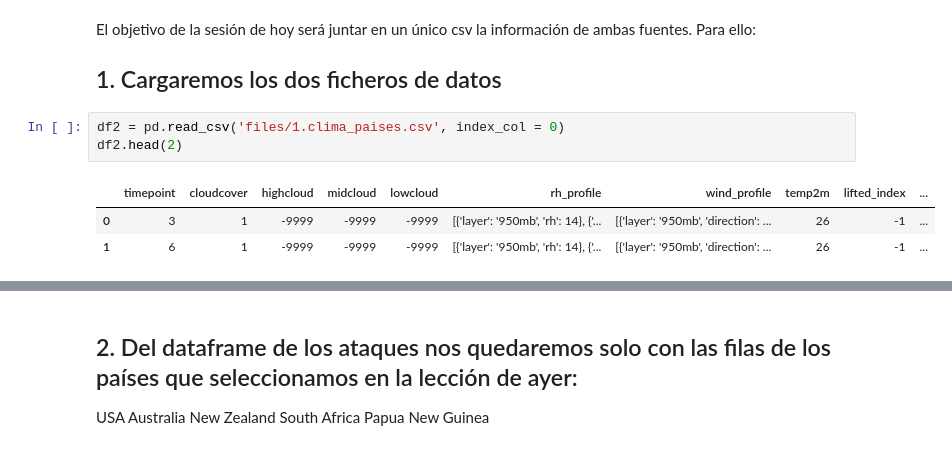
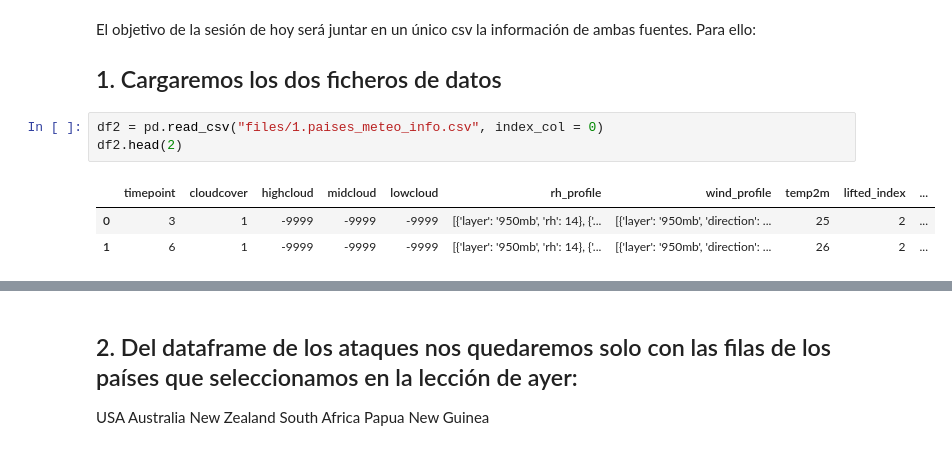
Before and after one commit to XimenaPTM/EDA-Limpieza-ETL-Adalab-promoC-mod2, a Jupyter notebook: 3. ETL/Mod2-2-ETL2.ipynb, the cells around one changed output, grey strips where cells are left out. Saved outputs shown, nothing was run; the diff lists cells and outputs as text.

```diff
--- a/3. ETL/Mod2-2-ETL2.ipynb
+++ b/3. ETL/Mod2-2-ETL2.ipynb
@@ -23,9 +23,9 @@ El objetivo de la sesión de hoy será juntar en un único csv la información d
 
 ## 1.  Cargaremos los dos ficheros de datos
 # %%
-df2 = pd.read_csv('files/1.clima_paises.csv', index_col = 0)
+df2 = pd.read_csv("files/1.paises_meteo_info.csv", index_col = 0)
 df2.head(2)
 # %% [output]
 |  | timepoint | cloudcover | highcloud | midcloud | lowcloud | rh_profile | wind_profile | temp2m | lifted_index | ... |
-| 0 | 3 | 1 | -9999 | -9999 | -9999 | [{'layer': '950mb', 'rh': 14}, {'... | [{'layer': '950mb', 'direction': ... | 26 | -1 | ... |
-| 1 | 6 | 1 | -9999 | -9999 | -9999 | [{'layer': '950mb', 'rh': 14}, {'... | [{'layer': '950mb', 'direction': ... | 26 | -1 | ... |
+| 0 | 3 | 1 | -9999 | -9999 | -9999 | [{'layer': '950mb', 'rh': 14}, {'... | [{'layer': '950mb', 'direction': ... | 25 | 2 | ... |
+| 1 | 6 | 1 | -9999 | -9999 | -9999 | [{'layer': '950mb', 'rh': 14}, {'... | [{'layer': '950mb', 'direction': ... | 26 | 2 | ... |
```
Also changed, not shown: parts of 27 cells of this notebook, 6 other files.
